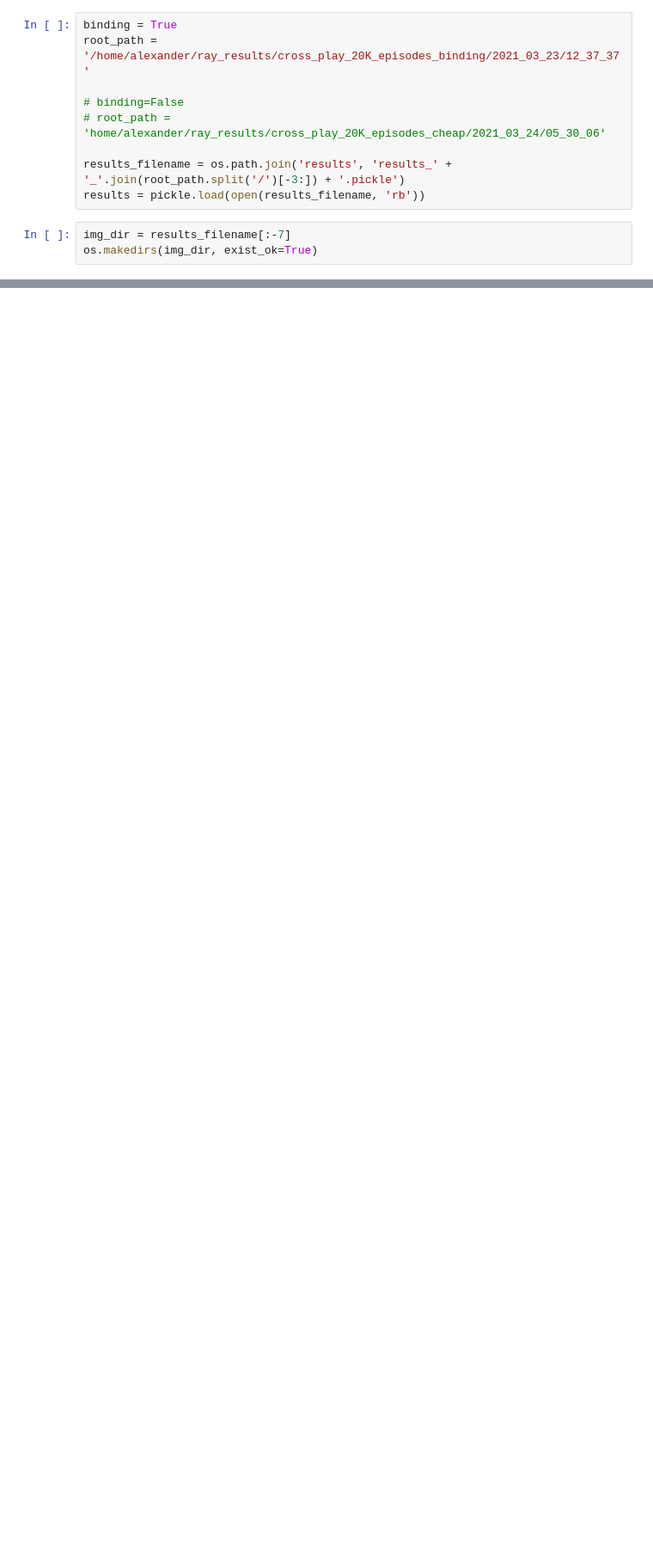
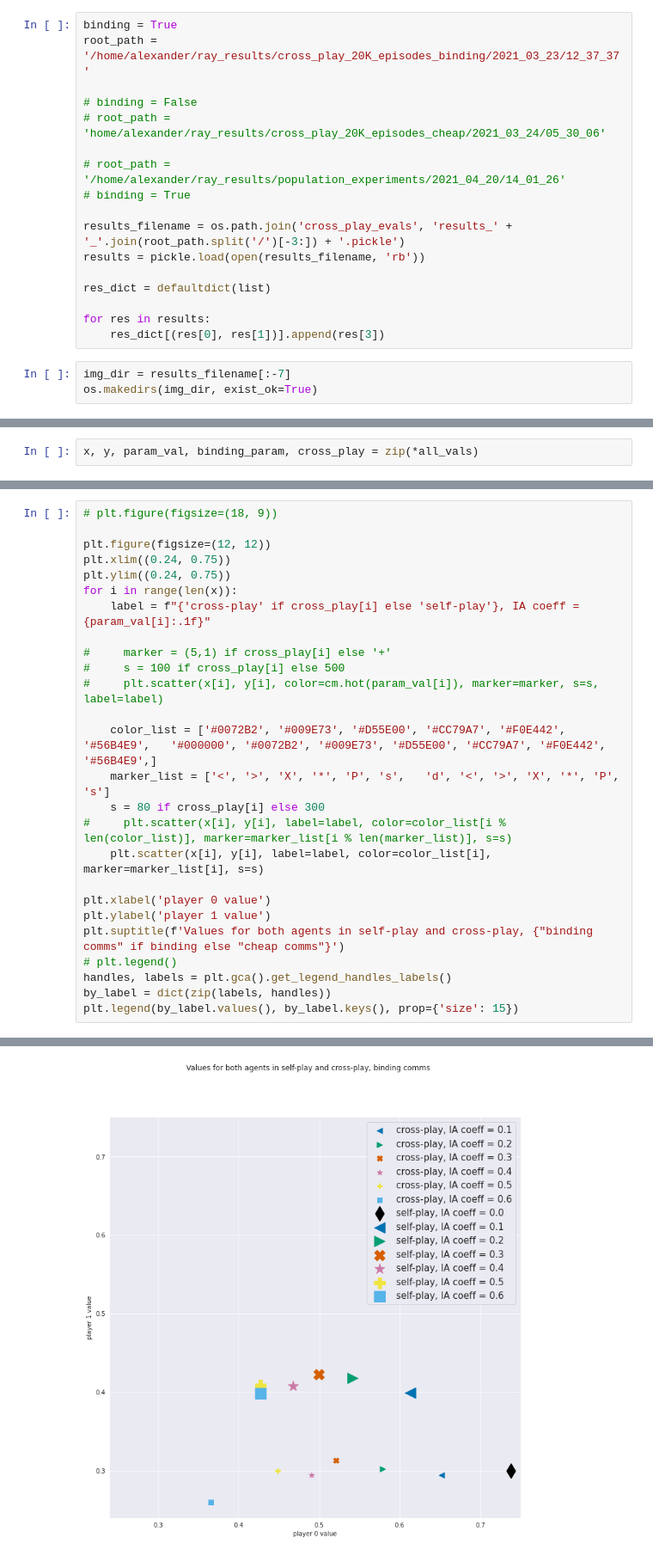
Before and after one commit to longtermrisk/marltoolbox, a Jupyter notebook: marltoolbox/examples/tune_class_api/alternating_offers/Vis_cross_play.ipynb, the cells around one changed output, grey strips where cells are left out. Shown at 86% size. Saved outputs shown, nothing was run; the diff lists cells and outputs as text; blank space fills up the shorter version.

```diff
--- a/marltoolbox/examples/tune_class_api/alternating_offers/Vis_cross_play.ipynb
+++ b/marltoolbox/examples/tune_class_api/alternating_offers/Vis_cross_play.ipynb
@@ -14,11 +15,19 @@ sns.set_style("darkgrid")
 binding = True
 root_path = '/home/alexander/ray_results/cross_play_20K_episodes_binding/2021_03_23/12_37_37'
 
-# binding=False
+# binding = False
 # root_path = 'home/alexander/ray_results/cross_play_20K_episodes_cheap/2021_03_24/05_30_06'
 
-results_filename = os.path.join('results', 'results_' + '_'.join(root_path.split('/')[-3:]) + '.pickle')
+# root_path = '/home/alexander/ray_results/population_experiments/2021_04_20/14_01_26'
+# binding = True
+
+results_filename = os.path.join('cross_play_evals', 'results_' + '_'.join(root_path.split('/')[-3:]) + '.pickle')
 results = pickle.load(open(results_filename, 'rb'))
+
+res_dict = defaultdict(list)
+
+for res in results:
+    res_dict[(res[0], res[1])].append(res[3])
 # %%
 img_dir = results_filename[:-7]
 os.makedirs(img_dir, exist_ok=True)
@@ -90,0 +274,2 @@ os.system(f'tar -czvf {img_dir}.tar {img_dir}')
+# %%
+x, y, param_val, binding_param, cross_play = zip(*all_vals)
@@ -90,0 +280,27 @@ os.system(f'tar -czvf {img_dir}.tar {img_dir}')
+# %%
+# plt.figure(figsize=(18, 9))
+
+plt.figure(figsize=(12, 12))
+plt.xlim((0.24, 0.75))
+plt.ylim((0.24, 0.75))
+for i in range(len(x)):
+    label = f"{'cross-play' if cross_play[i] else 'self-play'}, IA coeff = {param_val[i]:.1f}"
+
+#     marker = (5,1) if cross_play[i] else '+'
+#     s = 100 if cross_play[i] else 500
+#     plt.scatter(x[i], y[i], color=cm.hot(param_val[i]), marker=marker, s=s, label=label)
+
+    color_list = ['#0072B2', '#009E73', '#D55E00', '#CC79A7', '#F0E442', '#56B4E9',   '#000000', '#0072B2', '#009E73', '#D55E00', '#CC79A7', '#F0E442', '#56B4E9',]
+    marker_list = ['<', '>', 'X', '*', 'P', 's',   'd', '<', '>', 'X', '*', 'P', 's']
+    s = 80 if cross_play[i] else 300
+#     plt.scatter(x[i], y[i], label=label, color=color_list[i % len(color_list)], marker=marker_list[i % len(marker_list)], s=s)
+    plt.scatter(x[i], y[i], label=label, color=color_list[i], marker=marker_list[i], s=s)
+
+plt.xlabel('player 0 value')
+plt.ylabel('player 1 value')
+plt.suptitle(f'Values for both agents in self-play and cross-play, {"binding comms" if binding else "cheap comms"}')
+# plt.legend()
+handles, labels = plt.gca().get_legend_handles_labels()
+by_label = dict(zip(labels, handles))
+plt.legend(by_label.values(), by_label.keys(), prop={'size': 15})
+# %% [output]
@@ -90,0 +308 @@ os.system(f'tar -czvf {img_dir}.tar {img_dir}')
+[figure, added]
```
Also changed, not shown: parts of 21 cells of this notebook, 6 other files.
